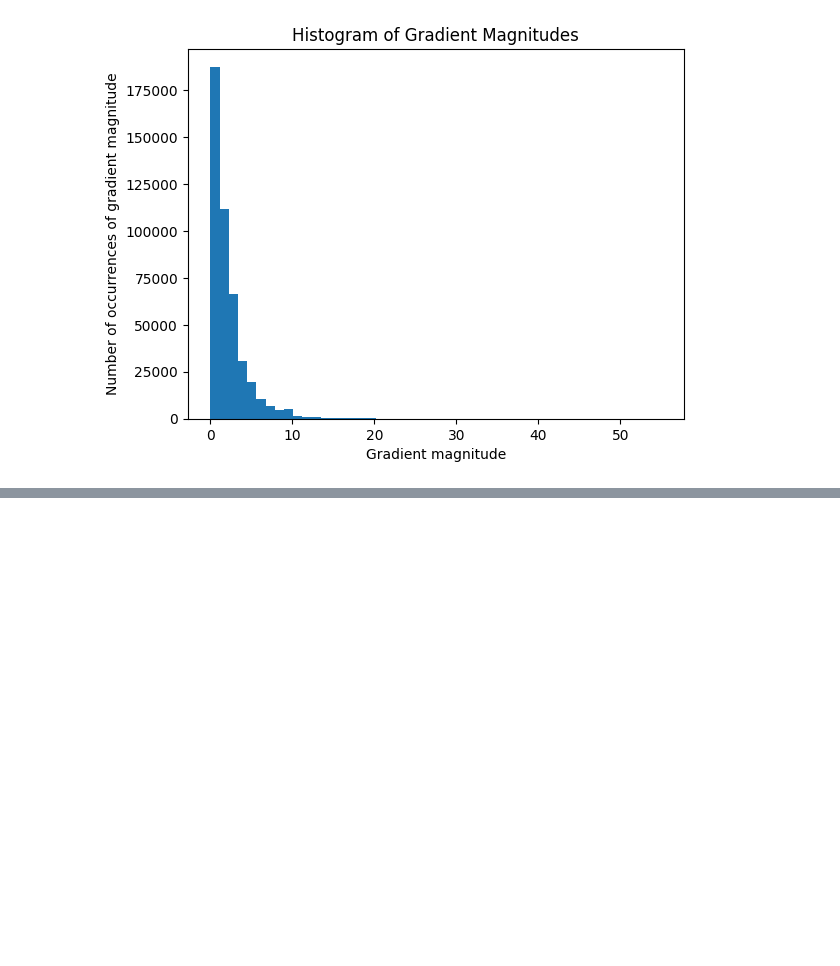
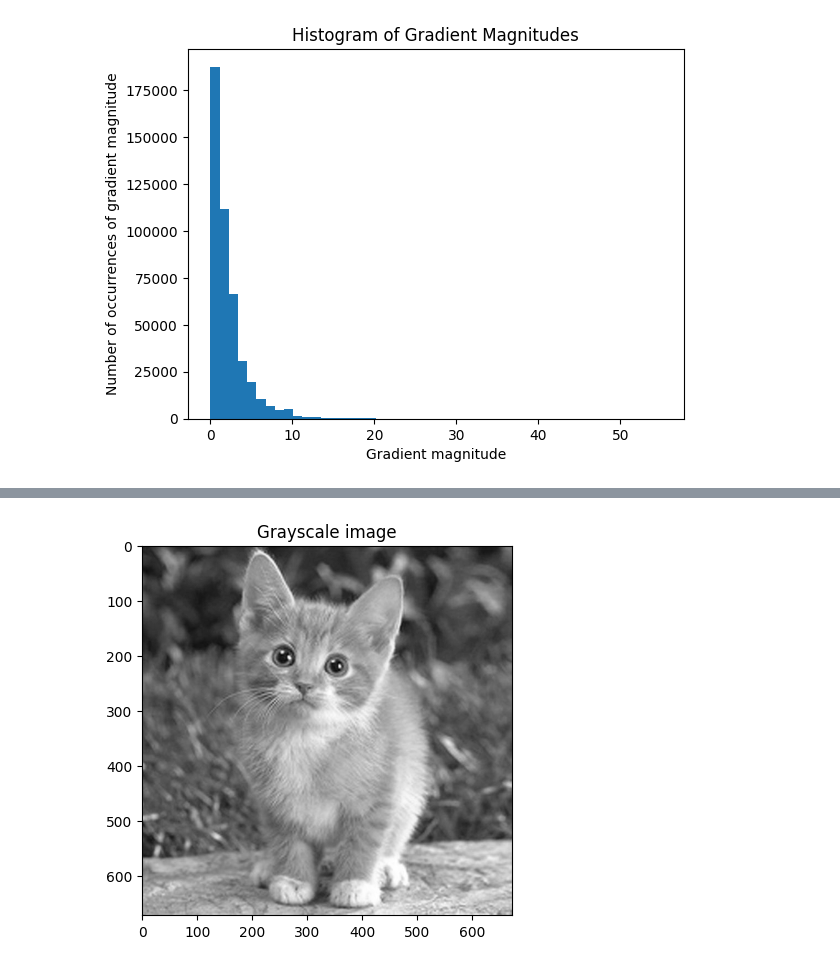
Before and after one commit to AdrianCiotinga/ImageEntropy, a Jupyter notebook: ImageGradient.ipynb, the cells around one changed output, grey strips where cells are left out. Cells and saved outputs as stored; diff of their text form; code cells hidden in the pictures; blank space fills up the shorter version.

```diff
--- a/ImageGradient.ipynb
+++ b/ImageGradient.ipynb
@@ -94,0 +99,6 @@ print(entropy)
+# %%
+plt.imshow(intensity, cmap='gray')
+plt.title("Grayscale image")
+plt.show()
+# %% [output]
+[figure, added]
```
Also changed, not shown: parts of 6 cells of this notebook.
